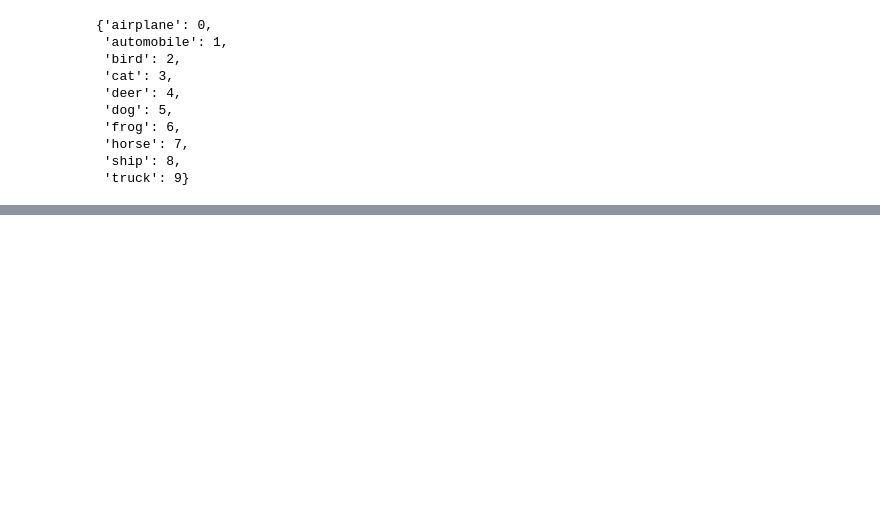
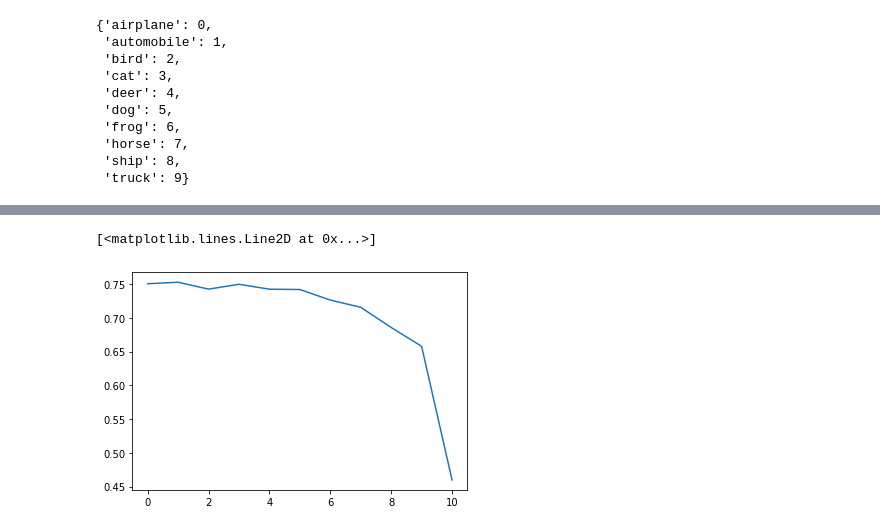
Before and after one commit to einbandi/ptsne-pytorch, a Jupyter notebook: cifar-manipulation.ipynb, the cells around one changed output, grey strips where cells are left out. Drawn from its saved outputs; the diff is of its cells as text; code cells hidden in the pictures; blank space fills up the shorter version.

Commit message:
added more complex cifar-10 classifier

```diff
--- a/cifar-manipulation.ipynb
+++ b/cifar-manipulation.ipynb
@@ -256,13 +285,13 @@ shifted_dataset = torch.utils.data.TensorDataset(cifar_train_for_loader, shifted
 shifted_loader = torch.utils.data.DataLoader(shifted_dataset, batch_size=50, shuffle=True)
 shifted_loader_noshuffle = torch.utils.data.DataLoader(shifted_dataset, batch_size=50, shuffle=False)
 # %%
-net = Net()
-net.load_state_dict(torch.load('models/cifar-before.pt'))
+net = Net2()
+net.load_state_dict(torch.load('models/cifar-new-before.pt'))
 
 optimizer = optim.SGD(net.parameters(), lr=0.01, momentum=0.9)
 
 for epoch in range(5):
-    train_altered(200, net, 'cuda', shifted_loader, ptsne, optimizer, epoch, 0.)
+    train_altered(200, net, 'cuda', shifted_loader, ptsne, optimizer, epoch, 0.5)
 
-torch.save(net.state_dict(), 'models/cifar-after.pt')
+torch.save(net.state_dict(), 'models/cifar-new-after.pt')
 # %% [output]
@@ -392,3 +423,36 @@ cifar_test.class_to_idx
  'horse': 7,
  'ship': 8,
  'truck': 9}
+# %%
+results = []
+
+for ratio in torch.arange(0,1.1,0.1):
+    ratio = ratio.item()
+    net = Net2()
+    net.load_state_dict(torch.load('models/cifar-new-before.pt'))
+
+    optimizer = optim.SGD(net.parameters(), lr=0.01, momentum=0.9)
+
+    for epoch in range(5):
+        train_altered(200, net, 'cuda', shifted_loader, ptsne, optimizer, epoch, ratio)
+
+    net.eval()
+    with torch.no_grad():
+        #new_projected_test = []
+        new_logits_test = []
+        for data, targets in testloader:
+            out = net(data.cuda())
+            new_logits_test.append(out.detach().cpu())
+            #new_projected_test.append(ptsne(out).detach().cpu())
+    #new_projected_test = torch.cat(new_projected_test)
+    new_logits_test = torch.cat(new_logits_test)
+
+    new_cf_test = torch.zeros(10,10, dtype=int)
+    for i in zip(cifar_test.targets, new_logits_test.argmax(dim=1)):
+        new_cf_test[i] += 1
+
+    accuracy = new_cf_test.diag().sum().float() / new_cf_test.sum().float()
+    cat_prec = new_cf_test[3,3].float() / new_cf_test[:,3].sum().float()
+    cat_rec = new_cf_test[3,3].float() / new_cf_test[3,:].sum().float()
+
+    results.append([accuracy, cat_prec, cat_rec])
@@ -394,0 +477,5 @@ cifar_test.class_to_idx
+# %%
+plt.plot(torch.tensor(results)[:,0])
+# %% [output]
+[<matplotlib.lines.Line2D at 0x...>]
+[figure, added]
```
Also changed, not shown: parts of 21 cells of this notebook.
